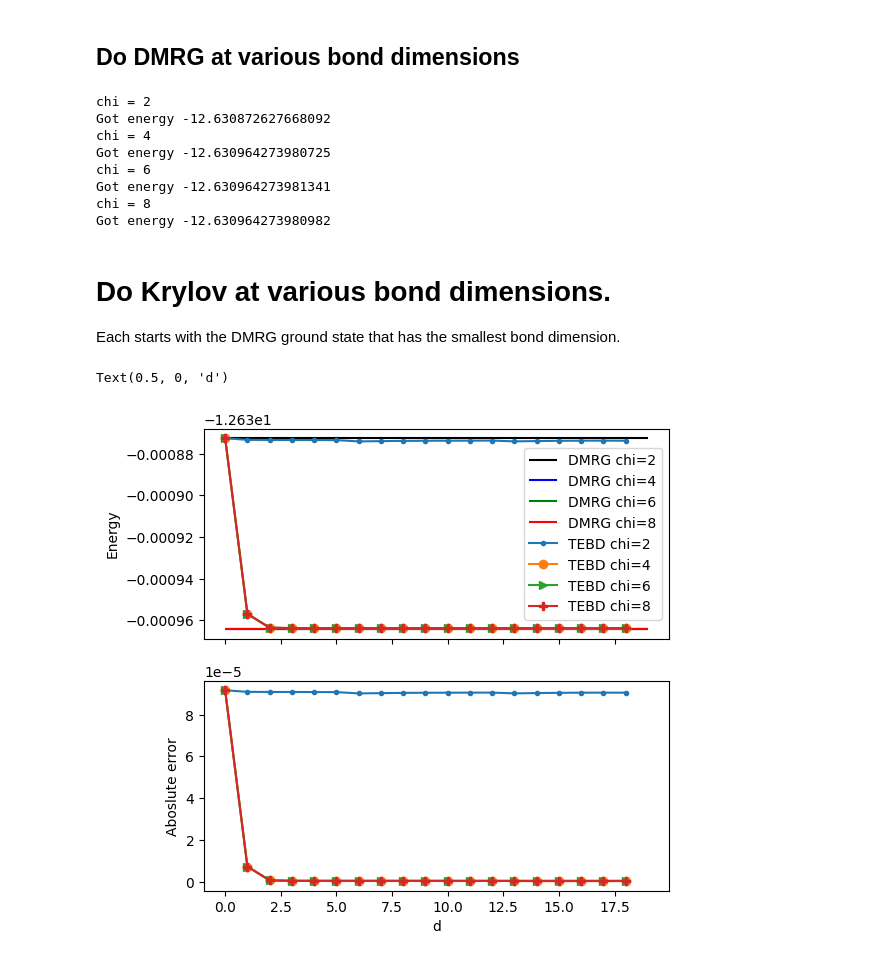
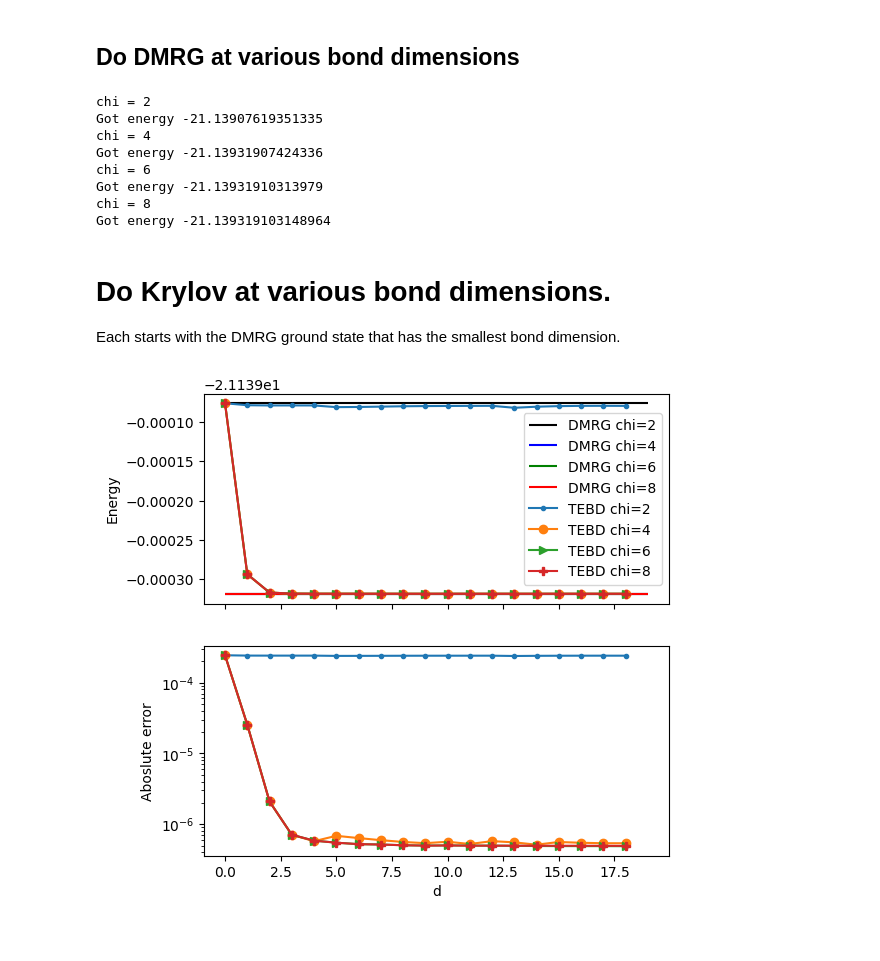
Before and after one commit to bdalfavero/RealTimeKrylov, a Jupyter notebook: tfim_quimb.ipynb, the cells around one changed output. Cells and saved outputs as stored; diff of their text form; code cells hidden in the pictures.

```diff
--- a/tfim_quimb.ipynb
+++ b/tfim_quimb.ipynb
@@ -30,7 +31,7 @@ def tfim_hamiltonian(l: int, j: float, g: float) -> cirq.PauliSum:
             h += -j * cirq.Z.on(qs[i]) * cirq.Z.on(qs[i+1])
     return h
 # %%
-l = 6
+l = 10
 j = 1.0
 g = 2.0
 mpo_bond = 100
@@ -69,13 +70,13 @@ for chi_dmrg in bond_dims:
     dmrg_energies.append(ground_energy)
 # %% [output]
 chi = 2
-Got energy -12.630872627668092
+Got energy -21.13907619351335
 chi = 4
-Got energy -12.630964273980725
+Got energy -21.13931907424336
 chi = 6
-Got energy -12.630964273981341
+Got energy -21.13931910313979
 chi = 8
-Got energy -12.630964273980982
+Got energy -21.139319103148964
 # %% [markdown]
 # Do Krylov at various bond dimensions.
 
@@ -97,16 +98,16 @@ krylov_errs = np.abs(krylov_energies - energy_exact)
 # %%
 fig, ax = plt.subplots(2, 1, sharex=True, figsize=(6, 6))
 markers = [".", "o", ">", "P"]
 colors = ["k", "b", "g", "r"]
 for i, chi in enumerate(bond_dims):
     ax[0].hlines(dmrg_energies[i], 0., krylov_energies.shape[1], colors=colors[i], label=f"DMRG chi={chi}")
 for i, chi in enumerate(bond_dims):
     ax[0].plot(krylov_energies[i, :], marker=markers[i], label=f"TEBD chi={chi}")
     ax[1].plot(krylov_errs[i, :], marker=markers[i], label=f"TEBD chi={chi}")
 ax[0].legend()
 ax[0].set_ylabel("Energy")
 ax[1].set_ylabel("Aboslute error")
 ax[1].set_xlabel("d")
+ax[1].set_yscale("log")
 # %% [output]
-Text(0.5, 0, 'd')
-[figure, old version]
+[figure, new version]
```
Also changed, not shown: parts of 2 cells of this notebook.
